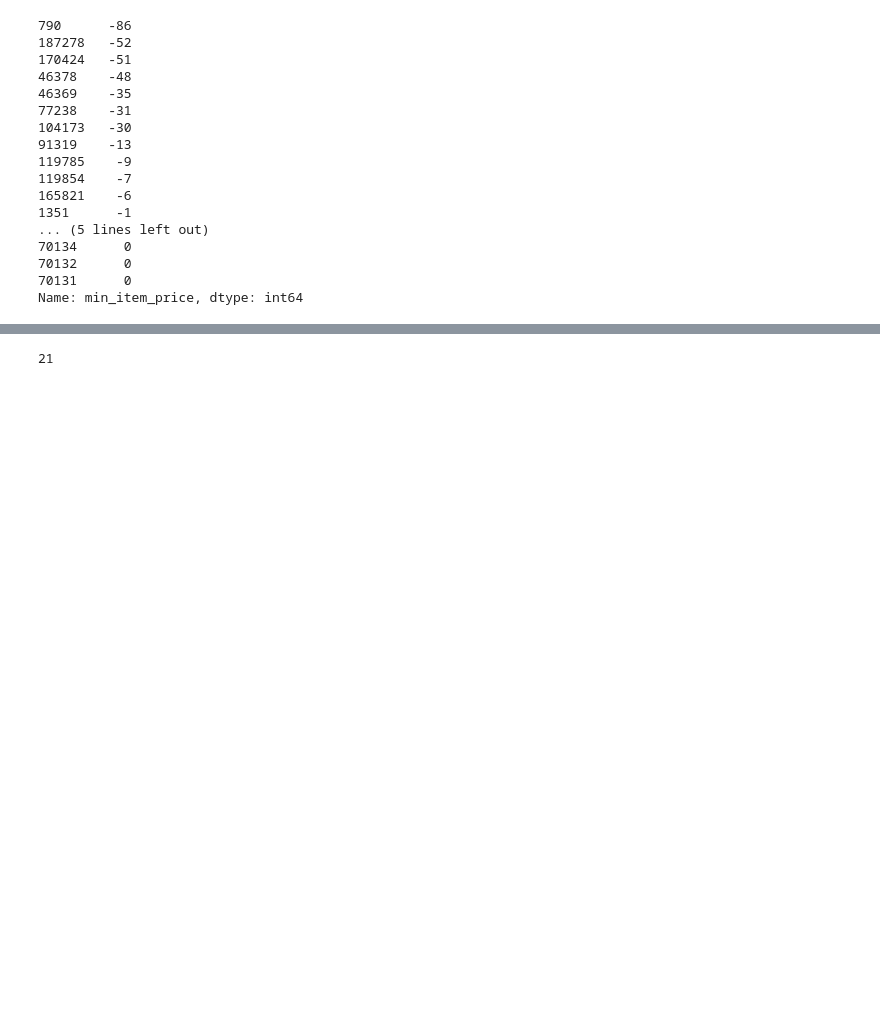
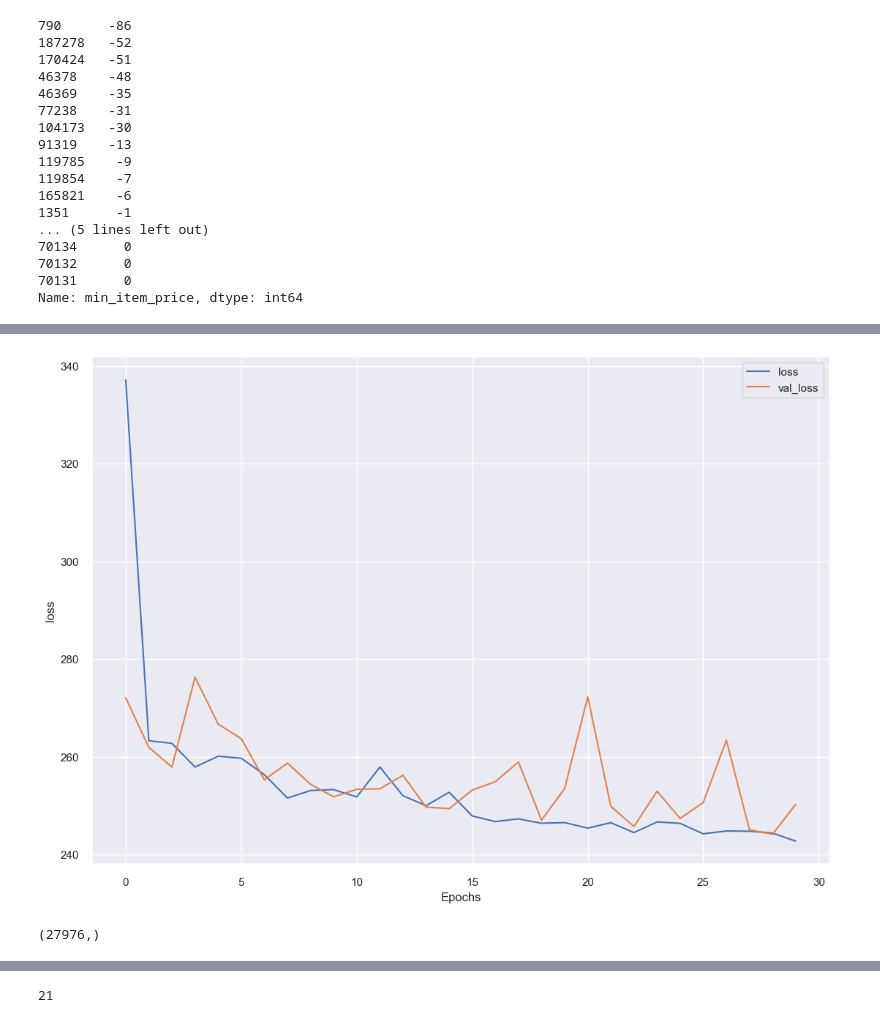
Before and after one commit to krashu/DSML, a Jupyter notebook: Projects/porter_nn.ipynb, the cells around one changed output, grey strips where cells are left out. Saved outputs shown, nothing was run; the diff lists cells and outputs as text; code cells hidden in the pictures; blank space fills up the shorter version.

Commit message:
added models for porter

```diff
--- a/Projects/porter_nn.ipynb
+++ b/Projects/porter_nn.ipynb
@@ -935,7 +835,6 @@ memory usage: 20.3+ MB
 from sklearn.ensemble import RandomForestRegressor
 # %%
 rf_pipeline = Pipeline(steps=[
-        ('preprocess', preprocessor),
         ('regress', RandomForestRegressor())
     ])
 # %%
@@ -1016,3 +893,8 @@ porter.min_item_price.sort_values().head(20)
 70132      0
 70131      0
 Name: min_item_price, dtype: int64
+# %%
+from sklearn import preprocessing
+scaler = preprocessing.MinMaxScaler()
+x_scaled = scaler.fit_transform(X)
+X_train, X_test, y_train, y_test = train_test_split(x_scaled, y, test_size=0.2,  random_state=42)
@@ -1018,0 +905,11 @@ Name: min_item_price, dtype: int64
+# %%
+from tensorflow.keras import Model
+from tensorflow.keras import Sequential
+from tensorflow.keras.layers import Dense
+
+model = Sequential()
+model.add(Dense(14,  kernel_initializer='normal', activation='relu'))
+model.add(Dense(512, activation='relu'))
+model.add(Dense(1024, activation='relu'))
+model.add(Dense(256, activation='relu'))
+model.add(Dense(1, activation='linear'))
@@ -1018,0 +920,5 @@ Name: min_item_price, dtype: int64
+# %%
+from tensorflow.keras.optimizers import Adam
+adam=Adam(learning_rate=0.01)
+model.compile(loss='mse', optimizer=adam, metrics=['mse','mae'])
+history=model.fit(X_train, y_train, epochs=30, batch_size=512, verbose=1, validation_split=0.2)
@@ -1018,0 +947,16 @@ Name: min_item_price, dtype: int64
+# %%
+def plot_history(history, key):
+  plt.plot(history.history[key])
+  plt.plot(history.history['val_'+key])
+  plt.xlabel("Epochs")
+  plt.ylabel(key)
+  plt.legend([key, 'val_'+key])
+  plt.show()
+# Plot the history
+plot_history(history, 'loss')
+# %% [output]
+[figure, added]
+# %%
+prediction.shape
+# %% [output]
+(27976,)
```
Also changed, not shown: parts of 87 cells of this notebook.
